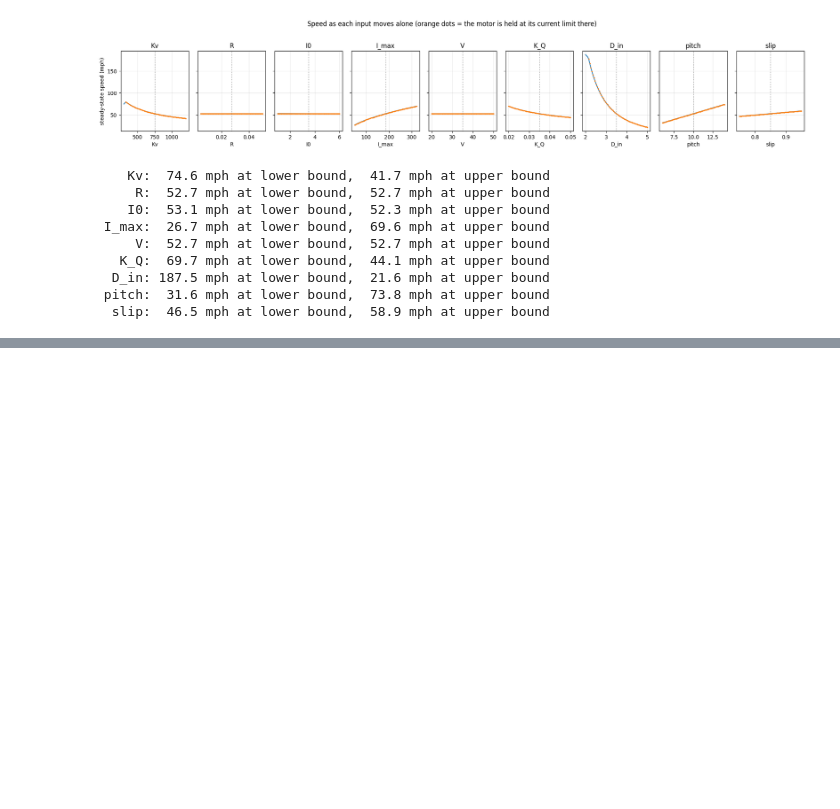
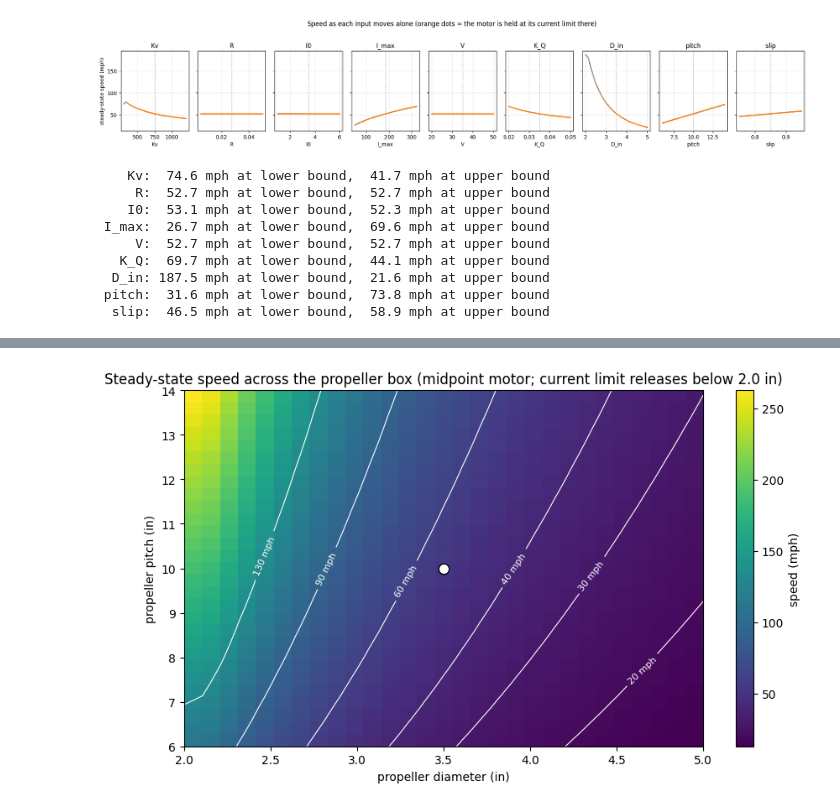
Before and after one commit to MarMar888/hav, a Jupyter notebook: optimization/willmarley.ipynb, the cells around one changed output, grey strips where cells are left out. Drawn from its saved outputs; the diff is of its cells as text; code cells hidden in the pictures; blank space fills up the shorter version.

```diff
--- a/optimization/willmarley.ipynb
+++ b/optimization/willmarley.ipynb
@@ -534,0 +596,21 @@ for name, (lo, hi) in SSM_BOUNDS.items():
+# %%
+Ds = np.linspace(*SSM_BOUNDS["D_in"], 29)
+Ps = np.linspace(*SSM_BOUNDS["pitch"], 29)
+Z = np.array([[steady_state(**{**SSM_MID, "D_in": float(D), "pitch": float(p)})["speed"] for D in Ds] for p in Ps])
+lim_by_D = [steady_state(**{**SSM_MID, "D_in": float(D)})["limited"] for D in Ds]  # pitch does not change the balance
+
+fig, ax = plt.subplots(figsize=(8.5, 5.2))
+im = ax.imshow(Z, origin="lower", aspect="auto", cmap="viridis",
+               extent=[Ds[0], Ds[-1], Ps[0], Ps[-1]])
+cs = ax.contour(Ds, Ps, Z, levels=[20, 30, 40, 60, 90, 130], colors="white", linewidths=0.8)
+ax.clabel(cs, fmt="%.0f mph", fontsize=8)
+ax.plot(SSM_MID["D_in"], SSM_MID["pitch"], "o", color="white", mec="black", ms=9)
+note = ("current-limited at every diameter in range" if all(lim_by_D)
+        else f"current limit releases below {Ds[np.argmax(~np.array(lim_by_D))]:.1f} in")
+ax.set(xlabel="propeller diameter (in)", ylabel="propeller pitch (in)",
+       title=f"Steady-state speed across the propeller box (midpoint motor; {note})")
+plt.colorbar(im, ax=ax, label="speed (mph)")
+plt.tight_layout()
+plt.show()
+# %% [output]
+[figure, added]
```
Also changed, not shown: parts of 3 cells of this notebook, 3 other files.
